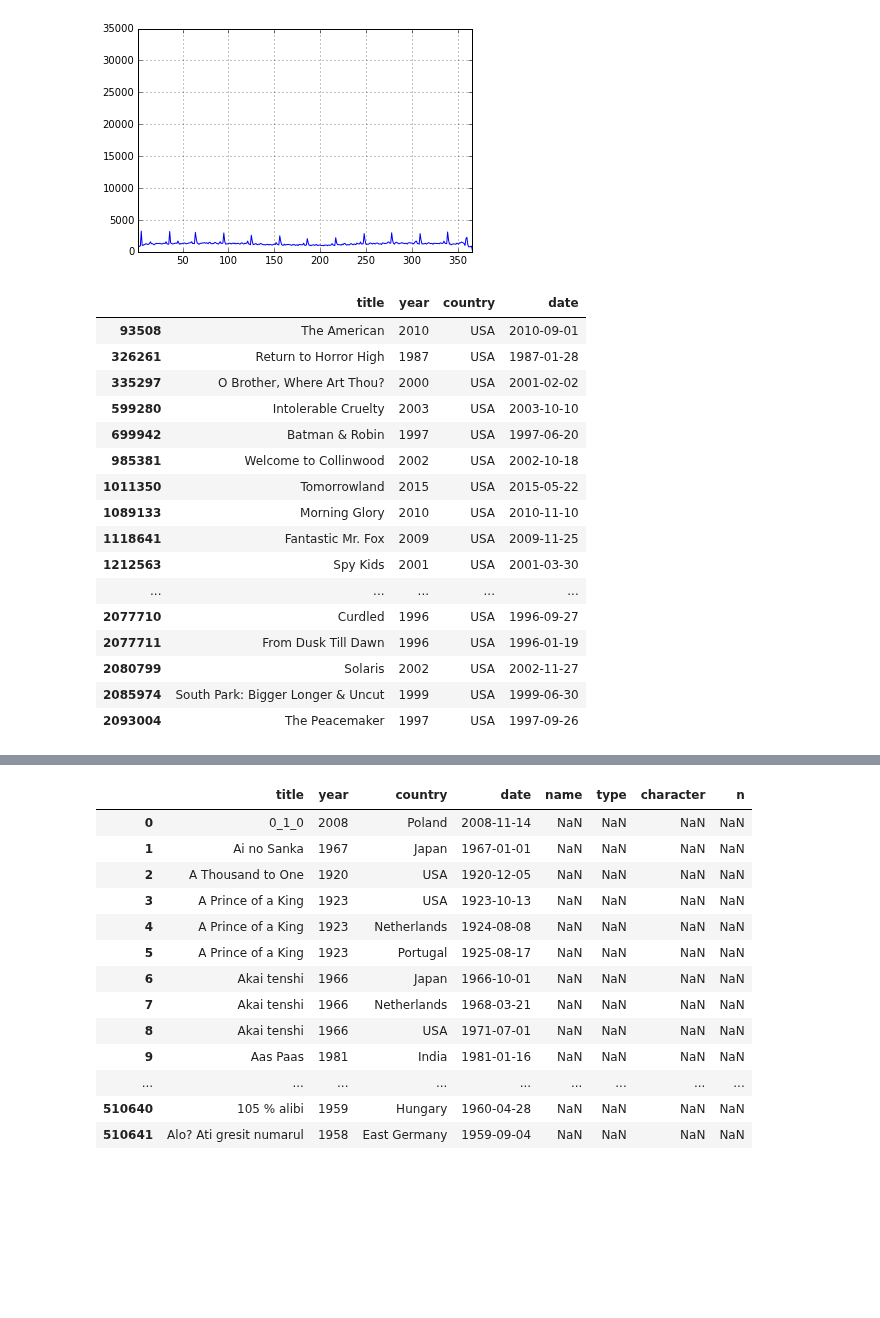
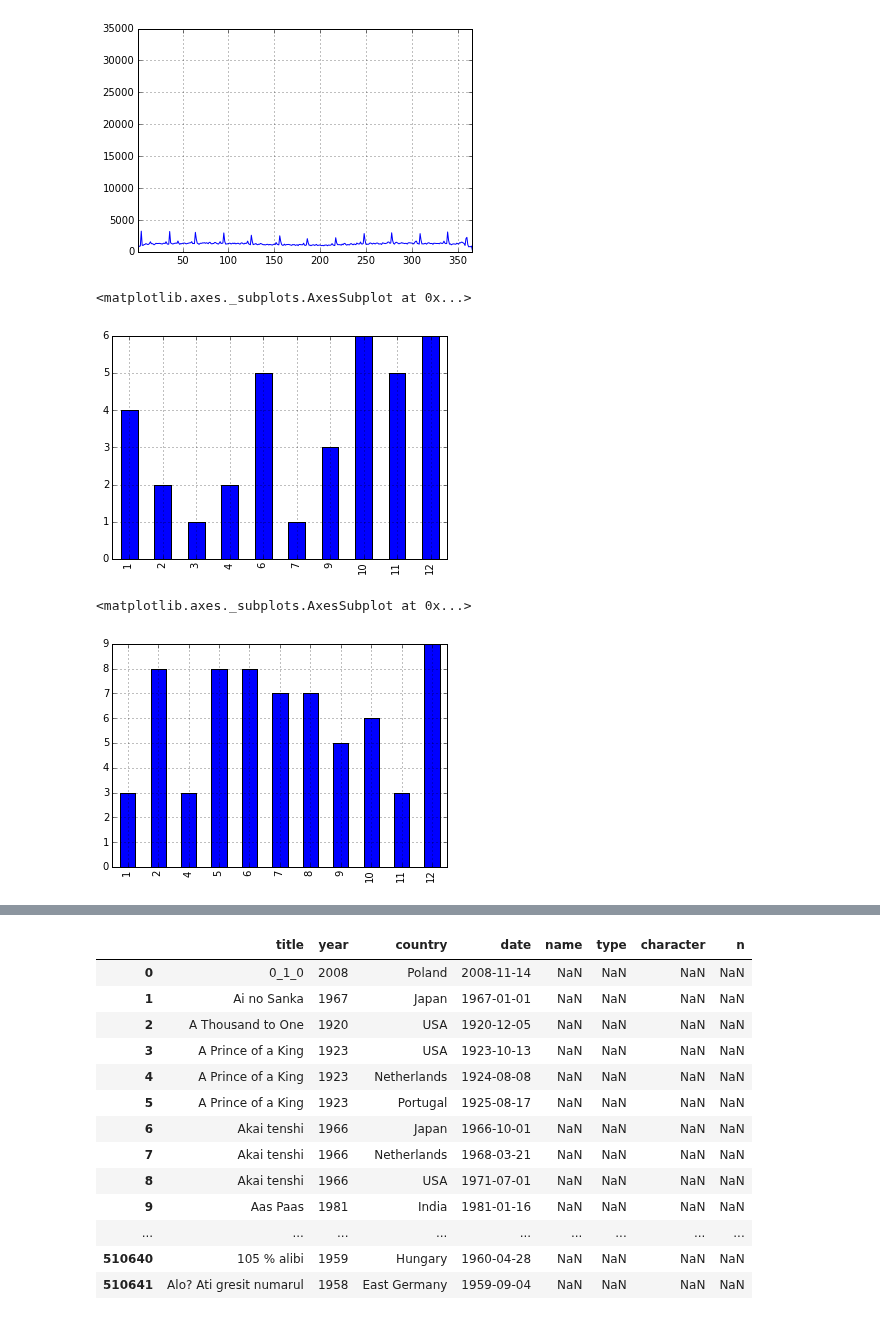
Before and after one commit to brandon-rhodes/pycon-pandas-tutorial, a Jupyter notebook: All.ipynb, the cells around one changed output, grey strips where cells are left out. Drawn from its saved outputs; the diff is of its cells as text; code cells hidden in the pictures; blank space fills up the shorter version.

```diff
--- a/All.ipynb
+++ b/All.ipynb
@@ -848,28 +848,21 @@ r.date.dt.dayofyear.value_counts().sort_index().plot(kind='line')
 [figure]
 # %%
 c = cast
-c = c[c.name == 'George Clooney'][['title', 'year']].drop_duplicates()
-#c = c.set_index(['title', 'year']).sort_index()
+c = c[c.name == 'George Clooney'][['title', 'year', 'n']].drop_duplicates()
+c = c[c.n.notnull()]
 c = c.join(rd, ['title', 'year'])
 c = c[c.country == 'USA']
-#c = c.set_index('date').sort_index()
-c#.info()
-#c[c.date.dt.day == 4]
+c.date.dt.month.value_counts().sort_index().plot(kind='bar')
 # %% [output]
-|  | title | year | country | date |
-| 93508 | The American | 2010 | USA | 2010-09-01 |
-| 326261 | Return to Horror High | 1987 | USA | 1987-01-28 |
-| 335297 | O Brother, Where Art Thou? | 2000 | USA | 2001-02-02 |
-| 599280 | Intolerable Cruelty | 2003 | USA | 2003-10-10 |
-| 699942 | Batman & Robin | 1997 | USA | 1997-06-20 |
-| 985381 | Welcome to Collinwood | 2002 | USA | 2002-10-18 |
-| 1011350 | Tomorrowland | 2015 | USA | 2015-05-22 |
-| 1089133 | Morning Glory | 2010 | USA | 2010-11-10 |
-| 1118641 | Fantastic Mr. Fox | 2009 | USA | 2009-11-25 |
-| 1212563 | Spy Kids | 2001 | USA | 2001-03-30 |
-| ... | ... | ... | ... | ... |
-| 2077710 | Curdled | 1996 | USA | 1996-09-27 |
-| 2077711 | From Dusk Till Dawn | 1996 | USA | 1996-01-19 |
-| 2080799 | Solaris | 2002 | USA | 2002-11-27 |
-| 2085974 | South Park: Bigger Longer & Uncut | 1999 | USA | 1999-06-30 |
-| 2093004 | The Peacemaker | 1997 | USA | 1997-09-26 |
+<matplotlib.axes._subplots.AxesSubplot at 0x...>
+[figure, added]
+# %%
+c = cast
+c = c[c.name == 'Cary Grant'][['title', 'year', 'n']].drop_duplicates()
+c = c[c.n.notnull()]
+c = c.join(rd, ['title', 'year'])
+c = c[c.country == 'USA']
+c.date.dt.month.value_counts().sort_index().plot(kind='bar')
+# %% [output]
+<matplotlib.axes._subplots.AxesSubplot at 0x...>
+[figure, added]
```
Also changed, not shown: parts of 5 cells of this notebook, 1 other file.
